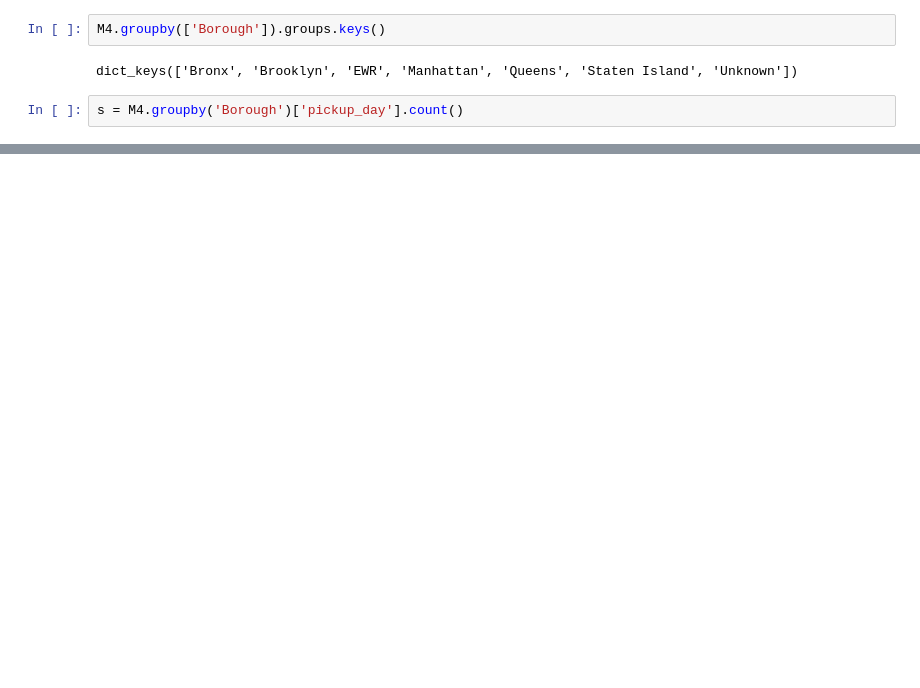
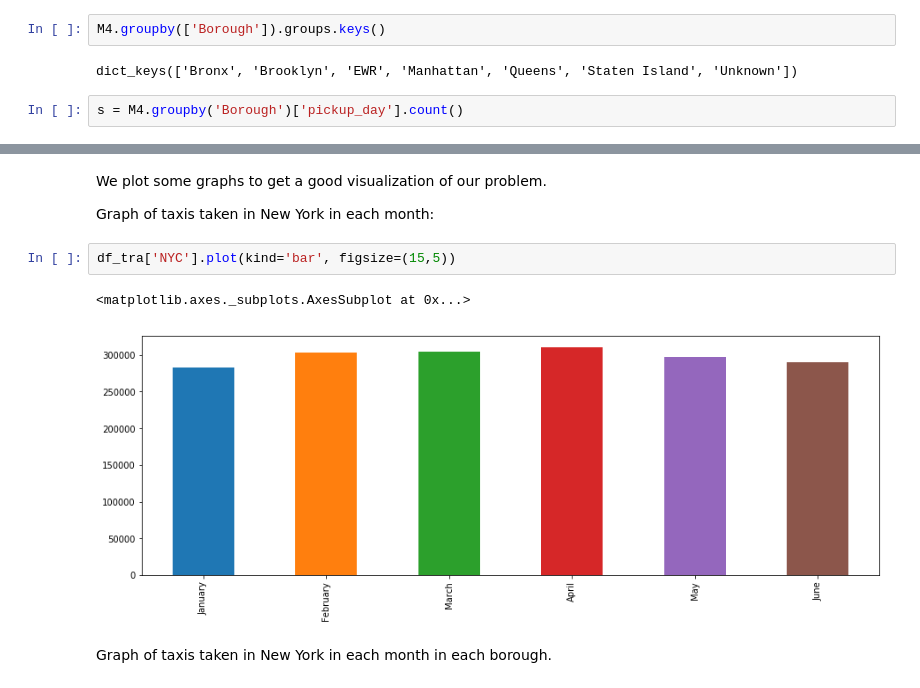
Before and after one commit to EgonFerri/ADM-HM2, a Jupyter notebook: HMW2 (RQ1-First draft).ipynb, the cells around one changed output, grey strips where cells are left out. Cells and saved outputs as stored; diff of their text form; blank space fills up the shorter version.

```diff
--- a/HMW2 (RQ1-First draft).ipynb
+++ b/HMW2 (RQ1-First draft).ipynb
@@ -324,0 +333,11 @@ df_tra.plot(kind='bar', figsize=(15,5))
+# %% [markdown]
+We plot some graphs to get a good visualization of our problem.
+
+Graph of taxis taken in New York in each month:
+# %%
+df_tra['NYC'].plot(kind='bar', figsize=(15,5))
+# %% [output]
+<matplotlib.axes._subplots.AxesSubplot at 0x...>
+[figure, added]
+# %% [markdown]
+Graph of taxis taken in New York in each month in each borough.
```
Also changed, not shown: parts of 60 cells of this notebook.
